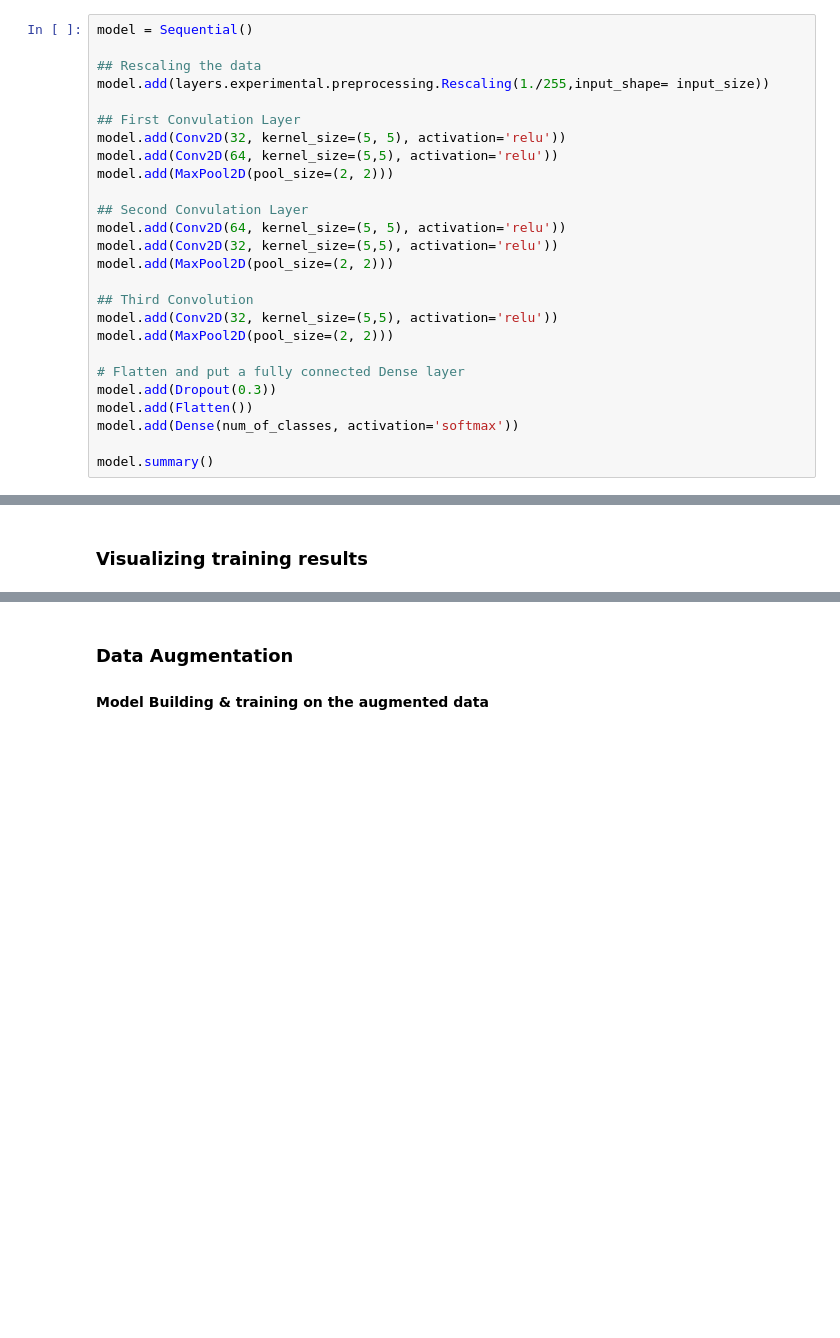
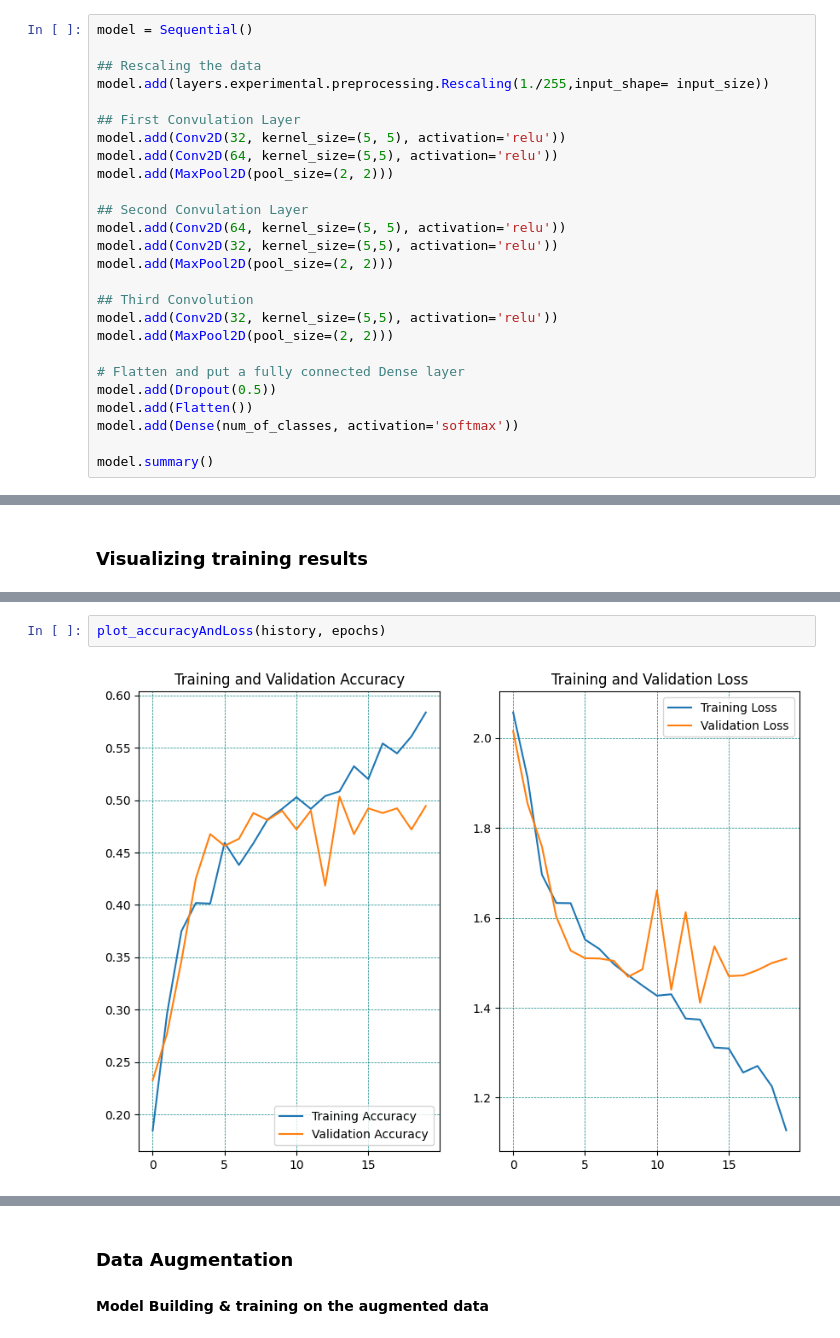
Before and after one commit to SonamKul9527/Melanoma_Detection_Assignment, a Jupyter notebook: sonam_k_nn.ipynb, the cells around one changed output, grey strips where cells are left out. Saved outputs shown, nothing was run; the diff lists cells and outputs as text; blank space fills up the shorter version.

```diff
--- a/sonam_k_nn.ipynb
+++ b/sonam_k_nn.ipynb
@@ -242,7 +242,7 @@ model.add(Conv2D(32, kernel_size=(5,5), activation='relu'))
 model.add(MaxPool2D(pool_size=(2, 2)))
 
 # Flatten and put a fully connected Dense layer
-model.add(Dropout(0.3))
+model.add(Dropout(0.5))
 model.add(Flatten())
 model.add(Dense(num_of_classes, activation='softmax'))
 
@@ -329,3 +330,7 @@ NameError: ignored
+# %%
+plot_accuracyAndLoss(history, epochs)
+# %% [output]
+[figure, added]
 # %% [markdown]
 ### Model Findings
 
```
Also changed, not shown: parts of 34 cells of this notebook.
